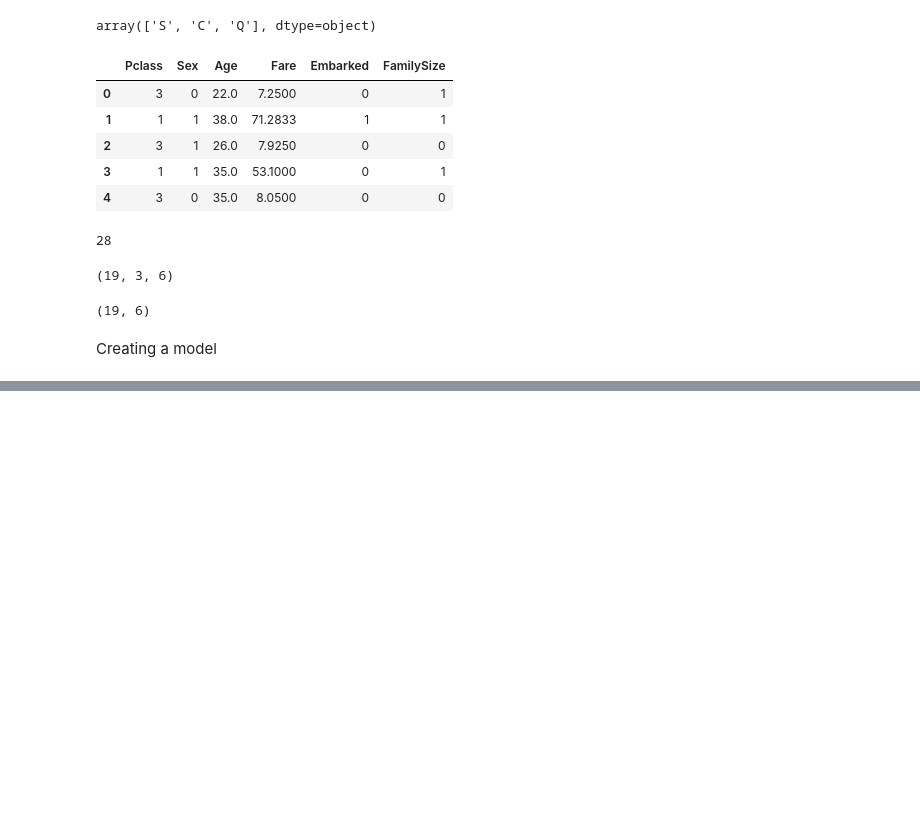
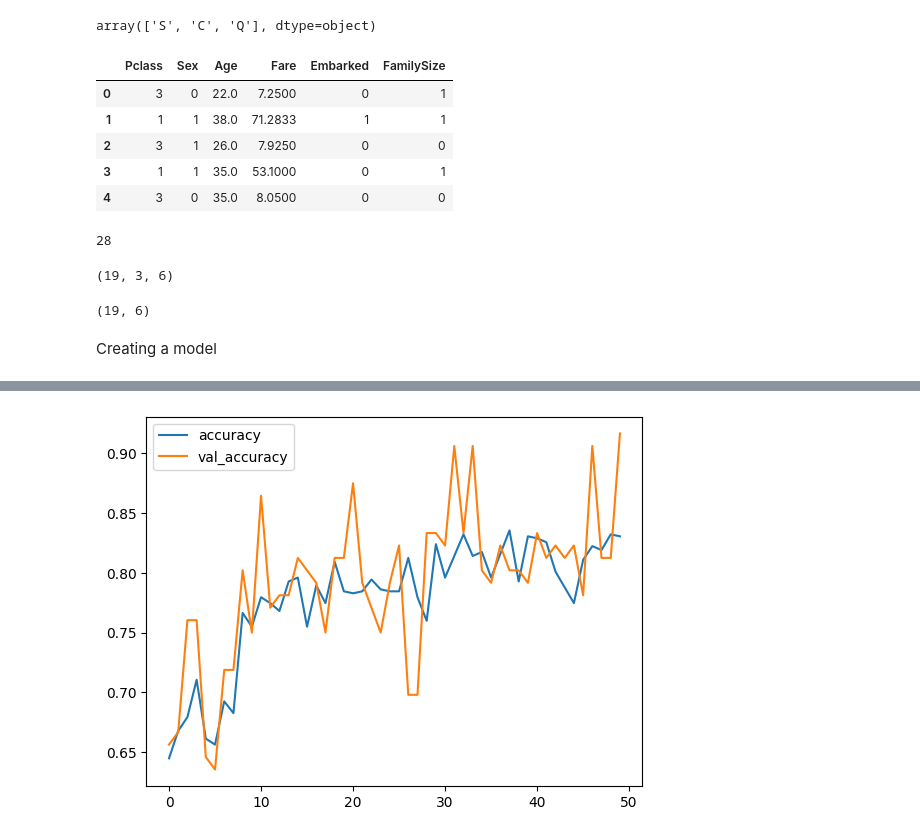
Before and after one commit to ShriVarshaan/titanic-dataset, a Jupyter notebook: titanic.ipynb, the cells around one changed output, grey strips where cells are left out. Saved outputs shown, nothing was run; the diff lists cells and outputs as text; code cells hidden in the pictures; blank space fills up the shorter version.

```diff
--- a/titanic.ipynb
+++ b/titanic.ipynb
@@ -206,0 +218,7 @@ Epoch 100/100
+# %%
+plt.plot(history.history["accuracy"], label="accuracy")
+plt.plot(history.history["val_accuracy"], label="val_accuracy")
+plt.legend()
+plt.show()
+# %% [output]
+[figure, added]
```
Also changed, not shown: parts of 7 cells of this notebook.
